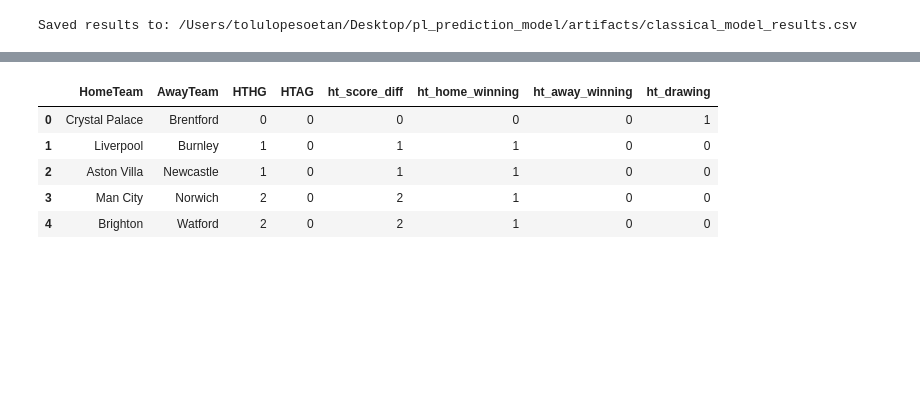
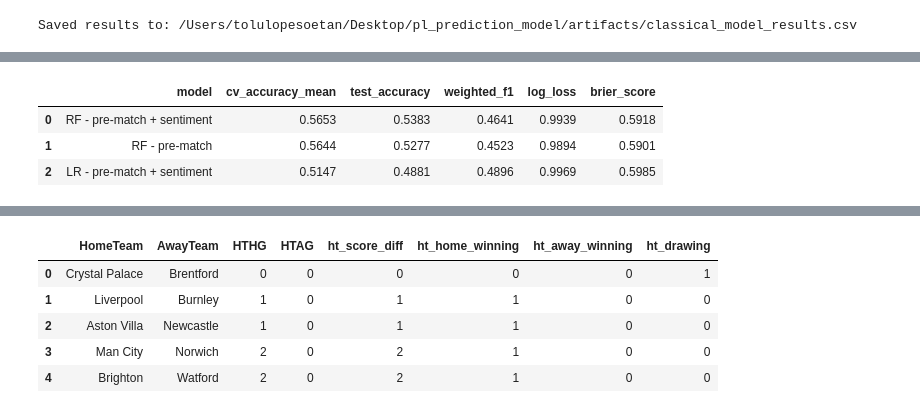
Before and after one commit to tolulopesoetan/pl_prediction_model, a Jupyter notebook: notebooks/02_model_training.ipynb, the cells around one changed output, grey strips where cells are left out. Drawn from its saved outputs; the diff is of its cells as text; code cells hidden in the pictures; blank space fills up the shorter version.

Commit message:
feat: add sentiment based ablation study to model training

```diff
--- a/notebooks/02_model_training.ipynb
+++ b/notebooks/02_model_training.ipynb
@@ -21,6 +21,8 @@ PROJECT_ROOT = Path.cwd()
 if not (PROJECT_ROOT / "requirements.txt").exists():
     if (PROJECT_ROOT.parent / "requirements.txt").exists():
         PROJECT_ROOT = PROJECT_ROOT.parent
+    else:
+        raise FileNotFoundError("wrong directory")
 
 DATA_DIR = PROJECT_ROOT / "data" / "processed"
 ARTIFACTS_DIR = PROJECT_ROOT / "artifacts"
@@ -257,3 +271,21 @@ results_df.to_csv(output_path, index=False)
 print(f"Saved results to: {output_path}")
 # %% [output]
 Saved results to: /Users/tolulopesoetan/Desktop/pl_prediction_model/artifacts/classical_model_results.csv
+# %%
+# sentiment feature ablation study
+
+FEATURES_NLP = FEATURES_V2 + [
+    "home_sentiment",
+    "away_sentiment",
+]
+# %%
+train_nlp = features_v2[features_v2["season"].isin(["2122", "2223", "2324"])].copy()
+test_nlp = features_v2[features_v2["season"] == "2425"].copy()
+
+X_train_nlp = train_nlp[FEATURES_NLP]
+y_train_nlp = train_nlp["FTR"]
+X_test_nlp = test_nlp[FEATURES_NLP]
+y_test_nlp = test_nlp["FTR"]
+
+print("NLP train shape:", X_train_nlp.shape)
+print("NLP test shape:", X_test_nlp.shape)
@@ -259,0 +295,65 @@ Saved results to: /Users/tolulopesoetan/Desktop/pl_prediction_model/artifacts/cl
+# %%
+rf_base_model = RandomForestClassifier(
+    n_estimators=300,
+    max_depth=8,
+    min_samples_leaf=5,
+    random_state=42,
+)
+
+rf_nlp_model = RandomForestClassifier(
+    n_estimators=300,
+    max_depth=8,
+    min_samples_leaf=5,
+    random_state=42,
+)
+
+lr_nlp_model = Pipeline(
+    [
+        ("scaler", StandardScaler()),
+        ("model", LogisticRegression(class_weight="balanced", max_iter=1000, random_state=42)),
+    ]
+)
+
+rf_base_result = evaluate_model(
+    name="RF - pre-match",
+    model=rf_base_model,
+    X_train=X_train,
+    y_train=y_train,
+    X_test=X_test,
+    y_test=y_test,
+    label_encoder=label_encoder,
+    cv=cv,
+)
+
+rf_nlp_result = evaluate_model(
+    name="RF - pre-match + sentiment",
+    model=rf_nlp_model,
+    X_train=X_train_nlp,
+    y_train=y_train_nlp,
+    X_test=X_test_nlp,
+    y_test=y_test_nlp,
+    label_encoder=label_encoder,
+    cv=cv,
+)
+
+lr_nlp_result = evaluate_model(
+    name="LR - pre-match + sentiment",
+    model=lr_nlp_model,
+    X_train=X_train_nlp,
+    y_train=y_train_nlp,
+    X_test=X_test_nlp,
+    y_test=y_test_nlp,
+    label_encoder=label_encoder,
+    cv=cv,
+)
+
+nlp_ablation_df = pd.DataFrame(
+    [rf_base_result, rf_nlp_result, lr_nlp_result]
+).sort_values("test_accuracy", ascending=False).reset_index(drop=True)
+
+nlp_ablation_df.round(4)
+# %% [output]
+|  | model | cv_accuracy_mean | test_accuracy | weighted_f1 | log_loss | brier_score |
+| 0 | RF - pre-match + sentiment | 0.5653 | 0.5383 | 0.4641 | 0.9939 | 0.5918 |
+| 1 | RF - pre-match | 0.5644 | 0.5277 | 0.4523 | 0.9894 | 0.5901 |
+| 2 | LR - pre-match + sentiment | 0.5147 | 0.4881 | 0.4896 | 0.9969 | 0.5985 |
```
Also changed, not shown: parts of 7 cells of this notebook, 2 other files.
